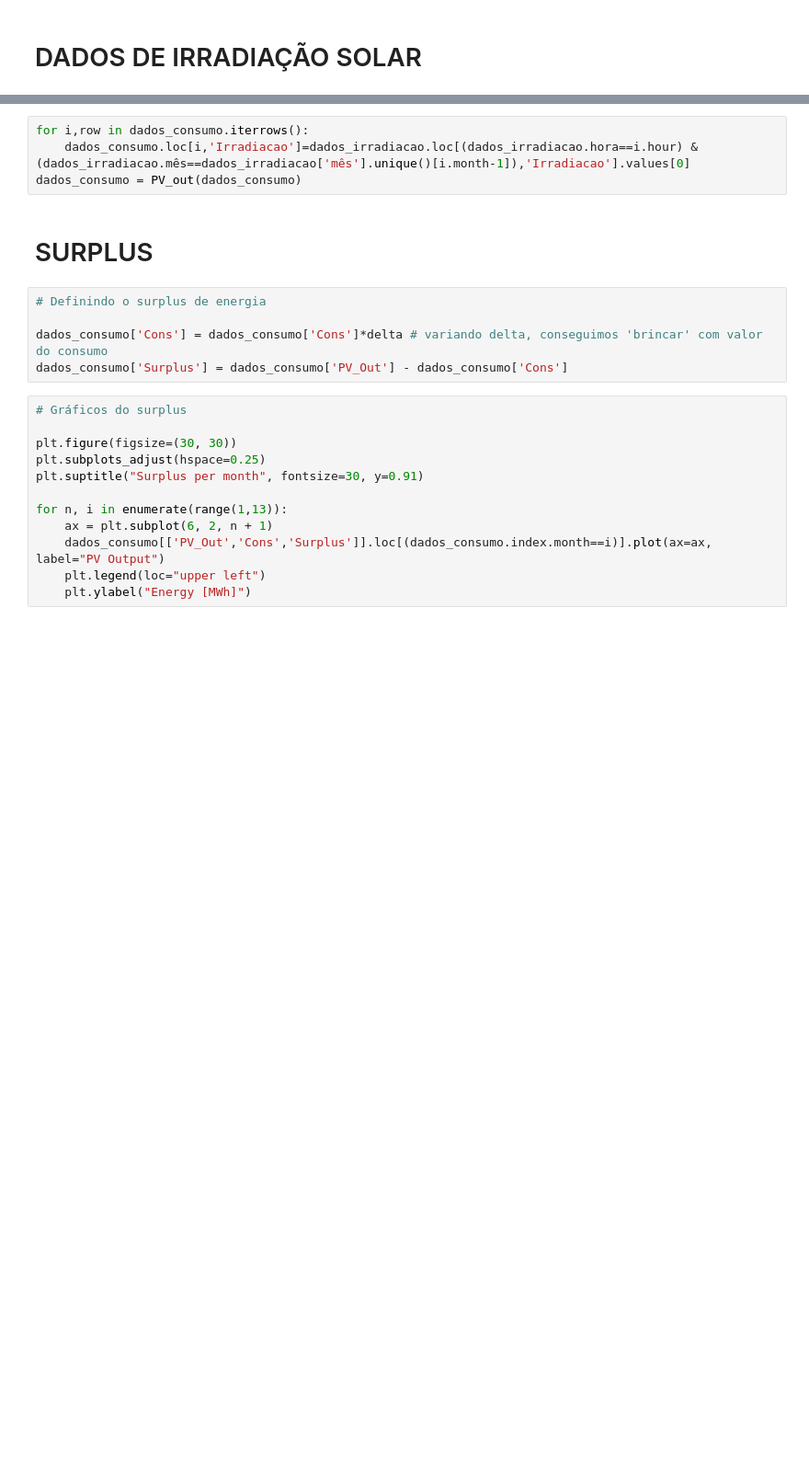
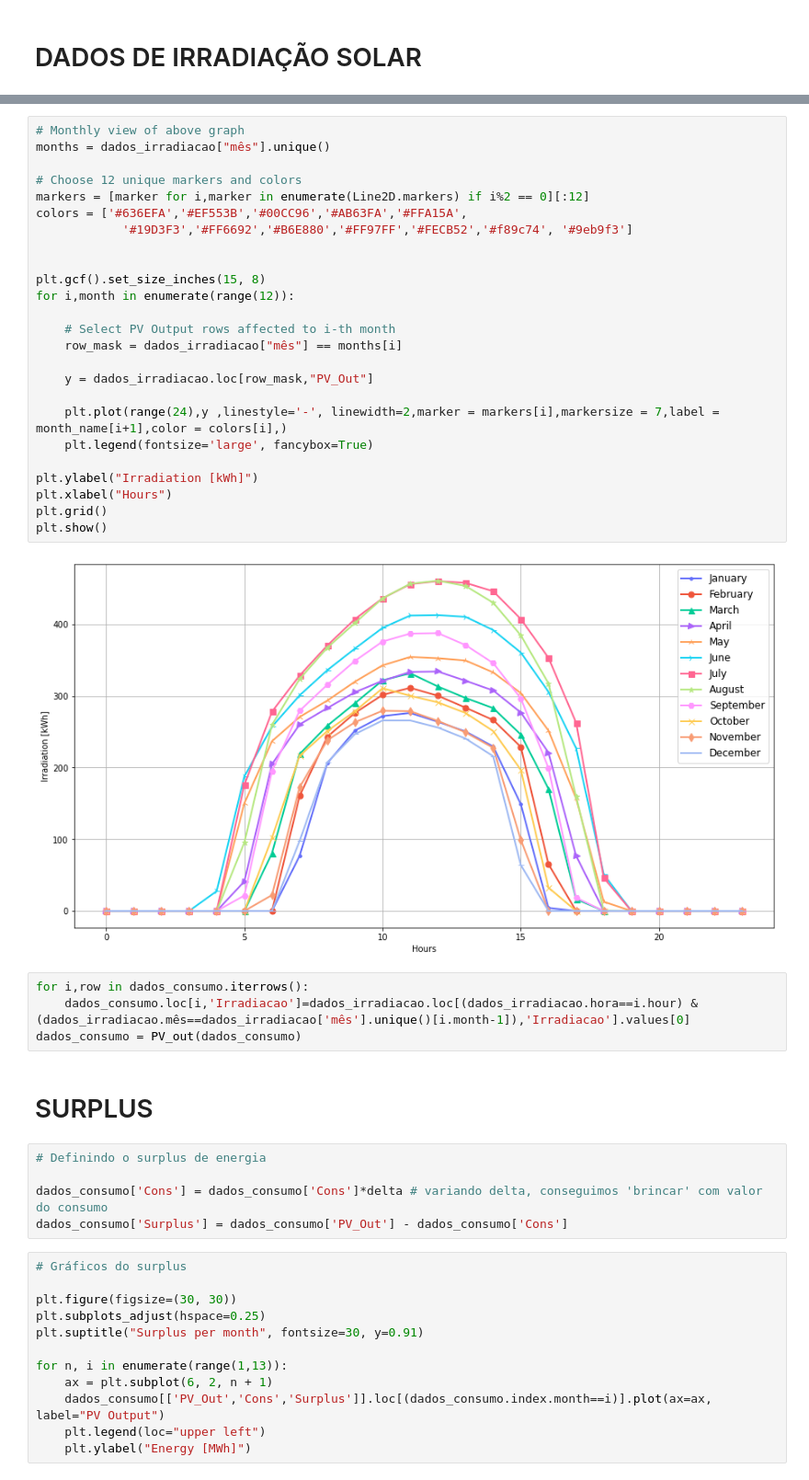
Before and after one commit to Irvylle/Surplus_Blockcharging, a Jupyter notebook: surplus/surplus.ipynb, the cells around one changed output, grey strips where cells are left out. Shown at 92% size. Saved outputs shown, nothing was run; the diff lists cells and outputs as text; blank space fills up the shorter version.

Commit message:
Added plots + minor code optimizations

```diff
--- a/surplus/surplus.ipynb
+++ b/surplus/surplus.ipynb
@@ -50,6 +52,33 @@ plt.ylabel("Irradiation [kWh]",fontsize='large')
 # %% [output]
 Text(0, 0.5, 'Irradiation [kWh]')
 [figure]
+# %%
+# Monthly view of above graph
+months = dados_irradiacao["mês"].unique()
+
+# Choose 12 unique markers and colors
+markers = [marker for i,marker in enumerate(Line2D.markers) if i%2 == 0][:12]
+colors = ['#636EFA','#EF553B','#00CC96','#AB63FA','#FFA15A',
+            '#19D3F3','#FF6692','#B6E880','#FF97FF','#FECB52','#f89c74', '#9eb9f3']
+
+
+plt.gcf().set_size_inches(15, 8)
+for i,month in enumerate(range(12)):
+
+    # Select PV Output rows affected to i-th month
+    row_mask = dados_irradiacao["mês"] == months[i]
+
+    y = dados_irradiacao.loc[row_mask,"PV_Out"]
+
+    plt.plot(range(24),y ,linestyle='-', linewidth=2,marker = markers[i],markersize = 7,label = month_name[i+1],color = colors[i],)
+    plt.legend(fontsize='large', fancybox=True)
+
+plt.ylabel("Irradiation [kWh]")
+plt.xlabel("Hours")
+plt.grid()
+plt.show()
+# %% [output]
+[figure, added]
 # %%
 for i,row in dados_consumo.iterrows():
     dados_consumo.loc[i,'Irradiacao']=dados_irradiacao.loc[(dados_irradiacao.hora==i.hour) & (dados_irradiacao.mês==dados_irradiacao['mês'].unique()[i.month-1]),'Irradiacao'].values[0]
```
Also changed, not shown: parts of 7 cells of this notebook.
